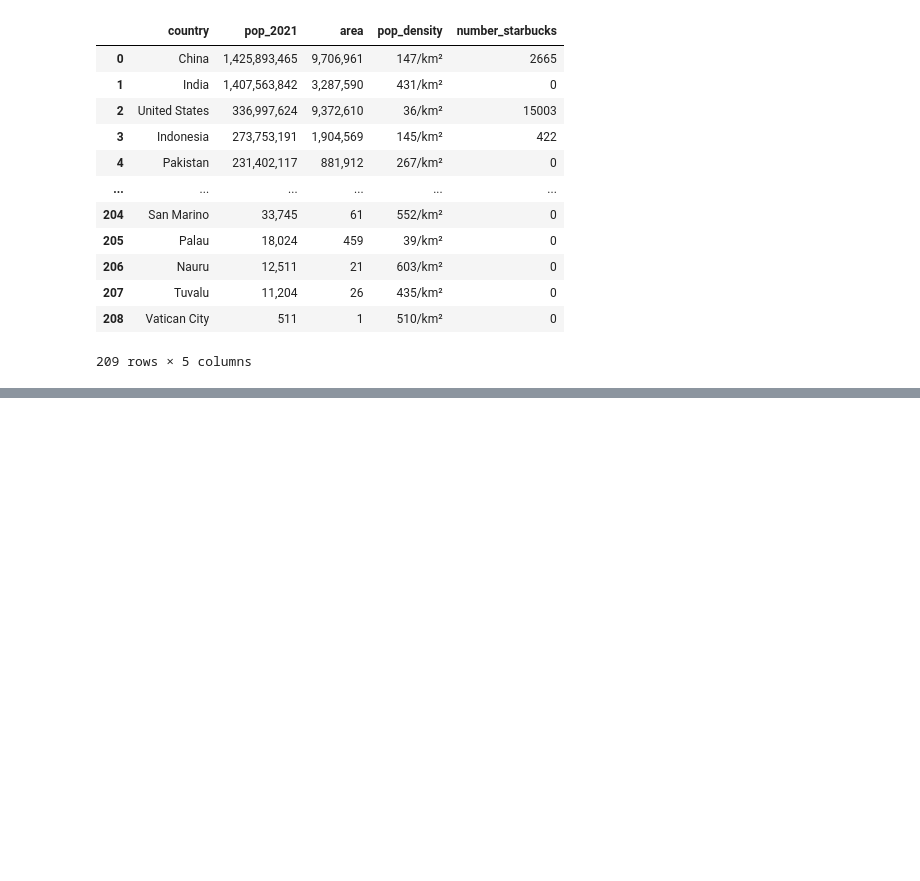
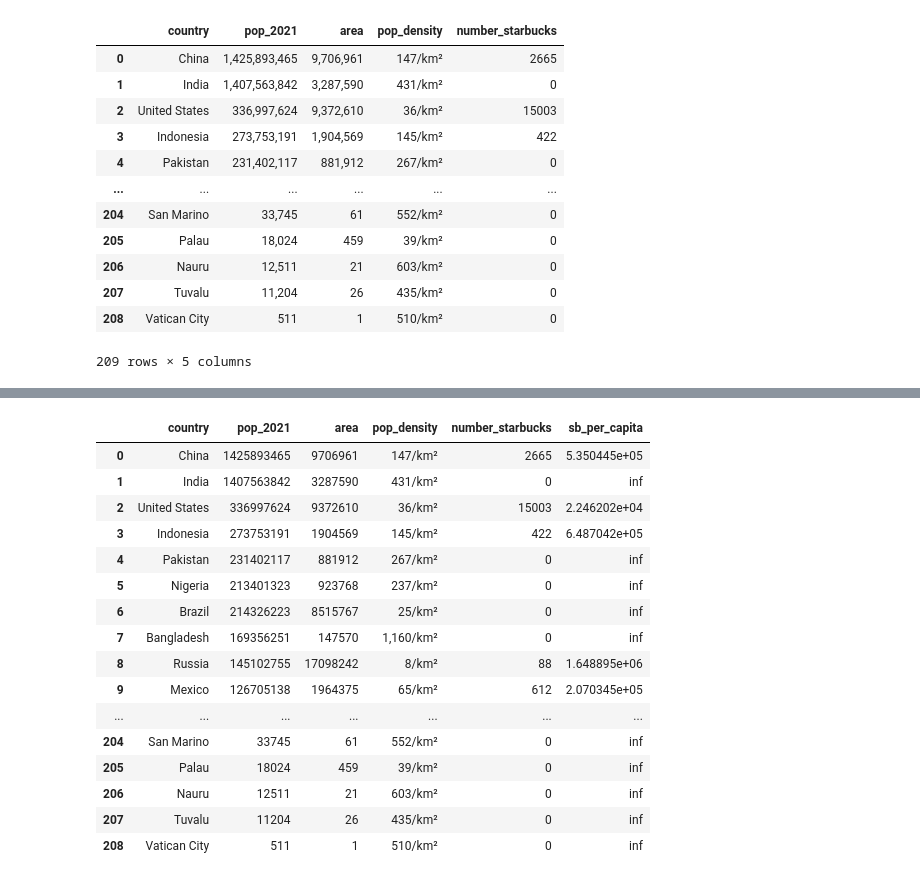
Before and after one commit to hollyjanedalton/final_ironhack_project, a Jupyter notebook: country_pop.ipynb, the cells around one changed output, grey strips where cells are left out. Drawn from its saved outputs; the diff is of its cells as text; code cells hidden in the pictures; blank space fills up the shorter version.

```diff
--- a/country_pop.ipynb
+++ b/country_pop.ipynb
@@ -569,0 +777,4 @@ pop_df
+# %%
+drop_UK_rows.drop([139], axis=0, inplace=True)
+drop_UK_rows.drop([119], axis=0, inplace=True)
+#and reset the index
@@ -569,0 +802,7 @@ pop_df
+# %%
+add_capita = drop_UK_rows.copy()
+# %%
+#pd.to_numeric(add_capita['pop_2021'])
+add_capita['pop_2021'] = add_capita['pop_2021'].astype(int)
+add_capita['area'] = add_capita['pop_2021'].astype(int)
+add_capita.dtypes
@@ -569,0 +816,6 @@ pop_df
+# %%
+#add a starbucks per capita column by dividing pop_2021 by number of starbucks
+#add column, Where number_starbucks != 0, pop_2021/number_starbucks
+
+add_capita['sb_per_capita'] = add_capita['pop_2021']/add_capita['number_starbucks']
+add_capita.head()
@@ -569,0 +829,20 @@ pop_df
+# %%
+add_capita
+# %% [output]
+|  | country | pop_2021 | area | pop_density | number_starbucks | sb_per_capita |
+| 0 | China | 1425893465 | 9706961 | 147/km² | 2665 | 5.350445e+05 |
+| 1 | India | 1407563842 | 3287590 | 431/km² | 0 | inf |
+| 2 | United States | 336997624 | 9372610 | 36/km² | 15003 | 2.246202e+04 |
+| 3 | Indonesia | 273753191 | 1904569 | 145/km² | 422 | 6.487042e+05 |
+| 4 | Pakistan | 231402117 | 881912 | 267/km² | 0 | inf |
+| 5 | Nigeria | 213401323 | 923768 | 237/km² | 0 | inf |
+| 6 | Brazil | 214326223 | 8515767 | 25/km² | 0 | inf |
+| 7 | Bangladesh | 169356251 | 147570 | 1,160/km² | 0 | inf |
+| 8 | Russia | 145102755 | 17098242 | 8/km² | 88 | 1.648895e+06 |
+| 9 | Mexico | 126705138 | 1964375 | 65/km² | 612 | 2.070345e+05 |
+| ... | ... | ... | ... | ... | ... | ... |
+| 204 | San Marino | 33745 | 61 | 552/km² | 0 | inf |
+| 205 | Palau | 18024 | 459 | 39/km² | 0 | inf |
+| 206 | Nauru | 12511 | 21 | 603/km² | 0 | inf |
+| 207 | Tuvalu | 11204 | 26 | 435/km² | 0 | inf |
+| 208 | Vatican City | 511 | 1 | 510/km² | 0 | inf |
```
Also changed, not shown: parts of 41 cells of this notebook, 1 other file.
